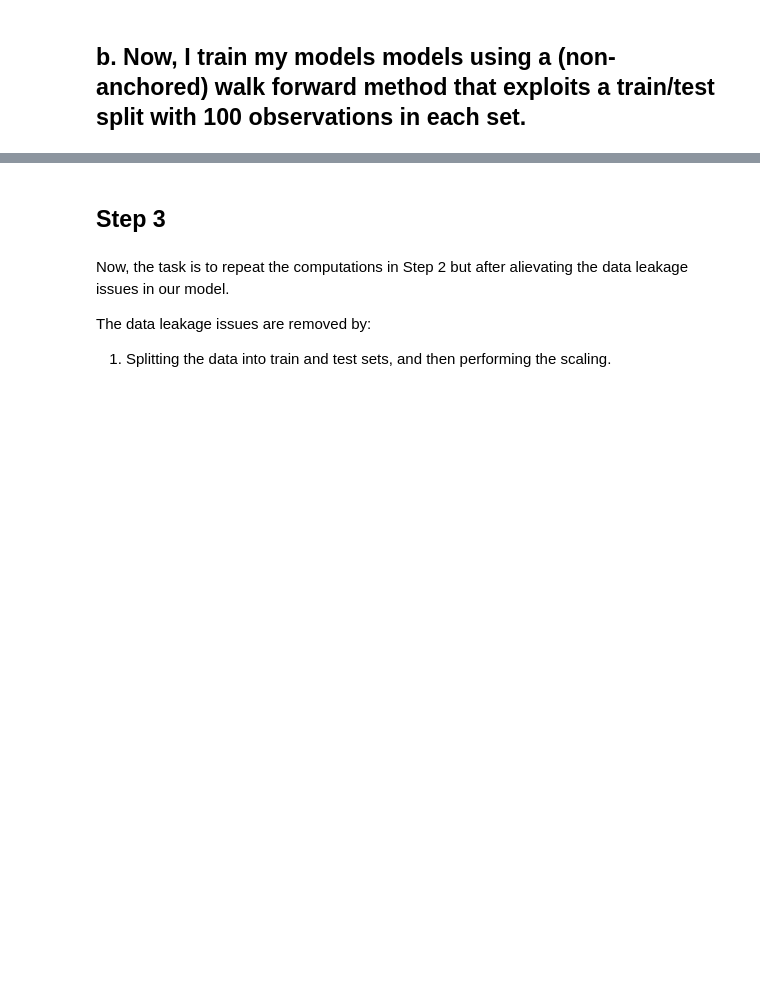
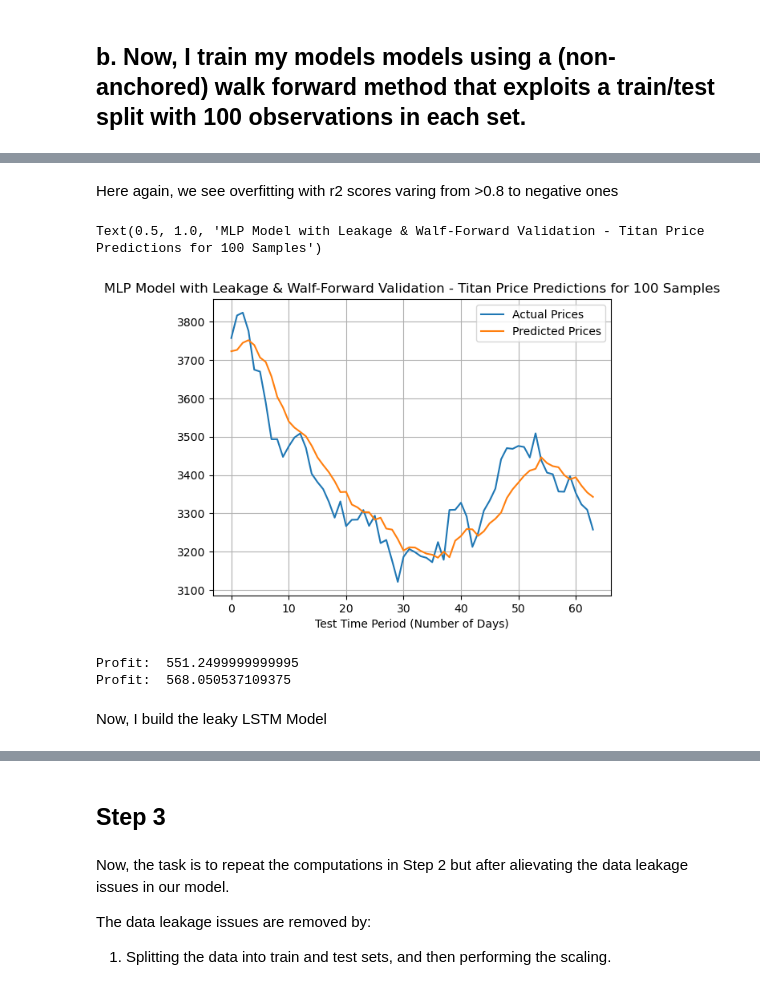
Before and after one commit to 3v-mb/Mini-projects-in-Financial-Engineering, a Jupyter notebook: Titan Stock Analysis.ipynb, the cells around one changed output, grey strips where cells are left out. Cells and saved outputs as stored; diff of their text form; code cells hidden in the pictures; blank space fills up the shorter version.

```diff
--- a/Titan Stock Analysis.ipynb
+++ b/Titan Stock Analysis.ipynb
@@ -855 +890,28 @@ Restoring model weights from the end of the best epoch: 100.
 ... (3 outputs left out)
+# %% [markdown]
+Here again, we see overfitting with r2 scores varing from >0.8 to negative ones
+# %%
+y_test_og_scale = scaler.inverse_transform(np.array(y_test_scaled).reshape(-1, 1))
+y_pred_og_scale = scaler.inverse_transform(y_pred_scaled.reshape(-1, 1))
+# %%
+plt.plot(y_test_og_scale, label="Actual Prices")
+plt.plot(y_pred_og_scale,label="Predicted Prices")
+plt.legend()
+plt.grid()
+plt.xlabel("Test Time Period (Number of Days)")
+plt.title("MLP Model with Leakage & Walf-Forward Validation - Titan Price Predictions for 100 Samples")
+# %% [output]
+Text(0.5, 1.0, 'MLP Model with Leakage & Walf-Forward Validation - Titan Price Predictions for 100 Samples')
+[figure, added]
+# %%
+#MaxPro Trading Strategy -Profit per unit stock
+max_index = y_pred_og_scale.argmax()
+min_index = y_pred_og_scale.argmin()
+
+print("Profit: ", float(y_test_og_scale[max_index]) - float(y_test_og_scale[min_index]))
+print("Profit: ", float(y_pred_og_scale.max()) - float(y_pred_og_scale.min()))
+# %% [output]
+Profit:  551.2499999999995
+Profit:  568.050537109375
+# %% [markdown]
+Now, I build the leaky LSTM Model
```
Also changed, not shown: parts of 64 cells of this notebook.
